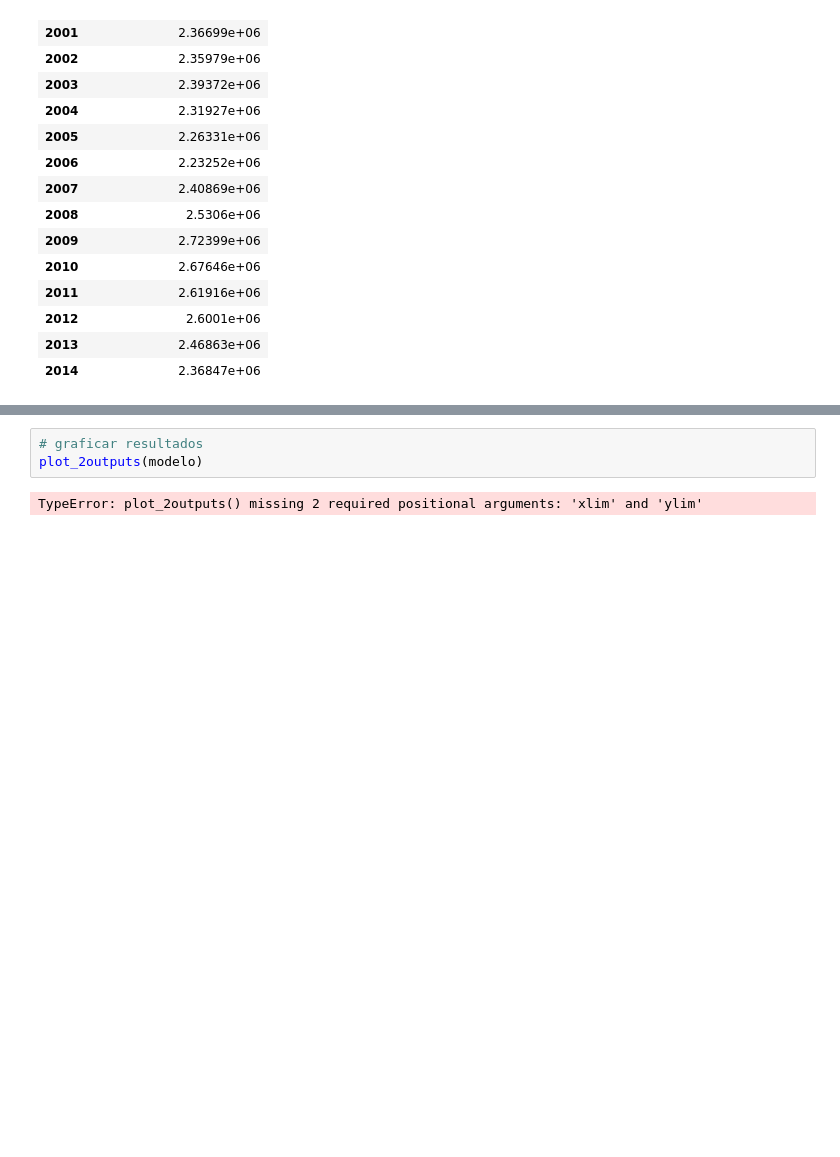
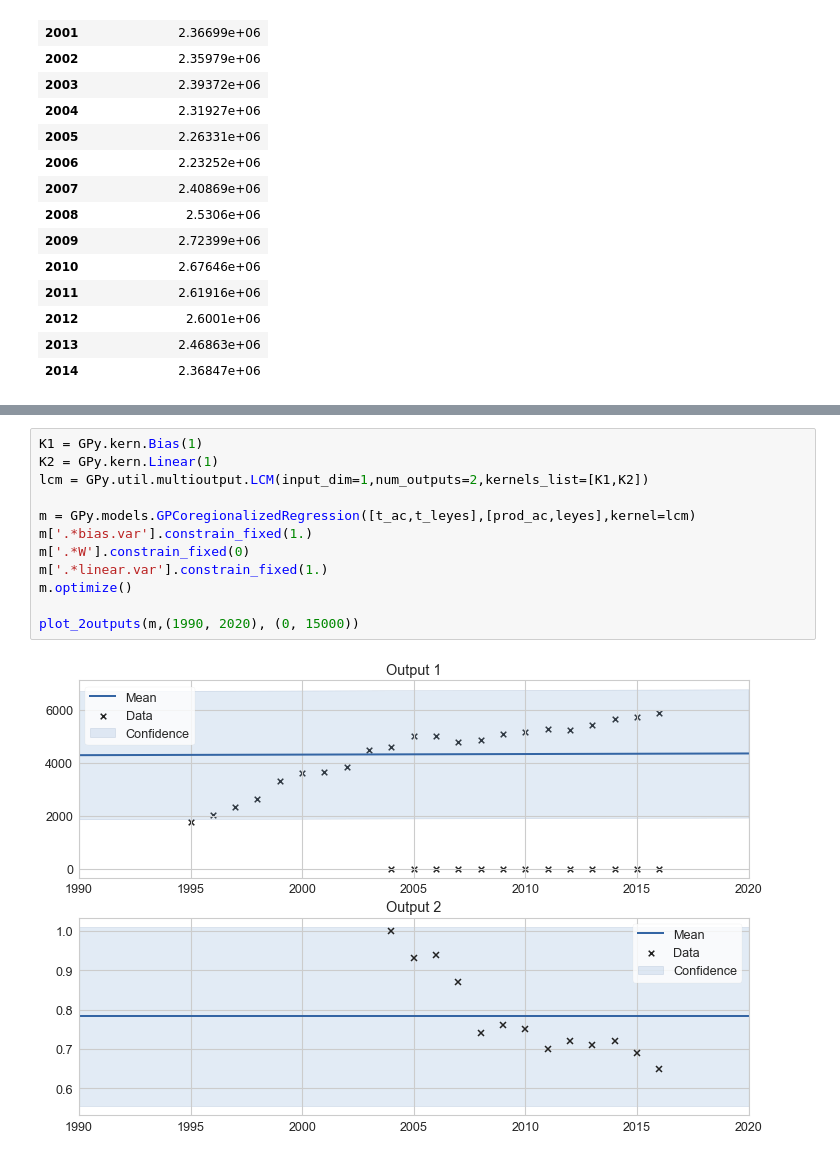
Before and after one commit to jpmerlet/estudio-acidos, a Jupyter notebook: modelos/multi_task_gp.ipynb, the cells around one changed output, grey strips where cells are left out. Cells and saved outputs as stored; diff of their text form; blank space fills up the shorter version.

```diff
--- a/modelos/multi_task_gp.ipynb
+++ b/modelos/multi_task_gp.ipynb
@@ -156,5 +203,14 @@ modelo.optimize()
-# %%
-# graficar resultados
-plot_2outputs(modelo)
-# %% [output]
-TypeError: plot_2outputs() missing 2 required positional arguments: 'xlim' and 'ylim'
+# %%
+K1 = GPy.kern.Bias(1)
+K2 = GPy.kern.Linear(1)
+lcm = GPy.util.multioutput.LCM(input_dim=1,num_outputs=2,kernels_list=[K1,K2])
+
+m = GPy.models.GPCoregionalizedRegression([t_ac,t_leyes],[prod_ac,leyes],kernel=lcm)
+m['.*bias.var'].constrain_fixed(1.)
+m['.*W'].constrain_fixed(0)
+m['.*linear.var'].constrain_fixed(1.)
+m.optimize()
+
+plot_2outputs(m,(1990, 2020), (0, 15000))
+# %% [output]
+[figure, added]
```
Also changed, not shown: parts of 9 cells of this notebook.
